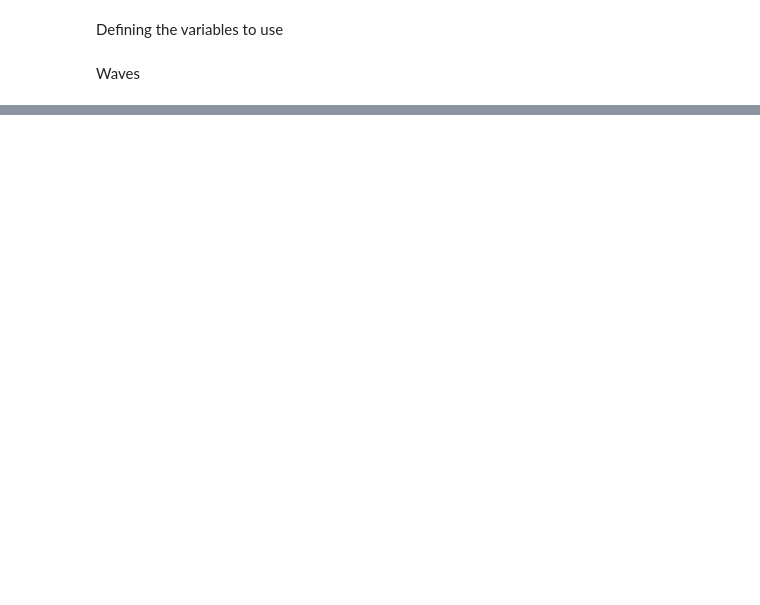
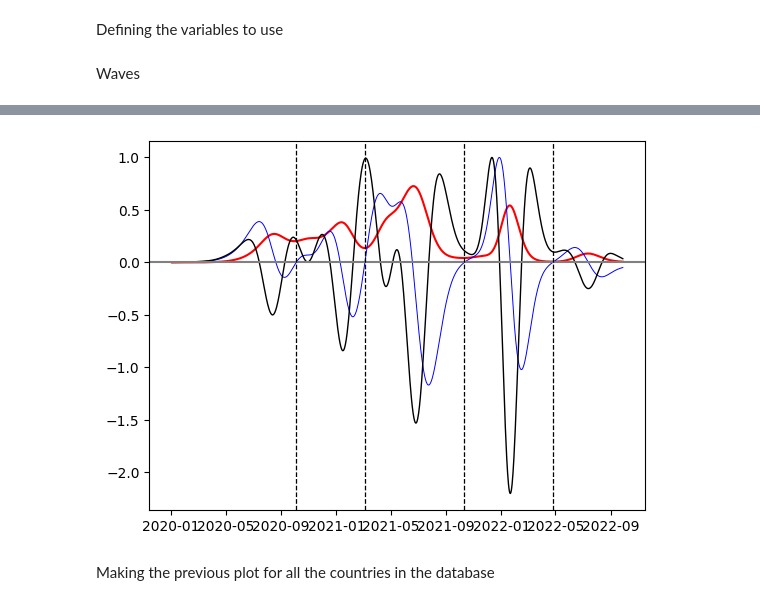
Before and after one commit to LinaMRuizG/EpidemicKabuLibrary, a Jupyter notebook: examples/exploringLibrary.ipynb, the cells around one changed output, grey strips where cells are left out. Saved outputs shown, nothing was run; the diff lists cells and outputs as text; code cells hidden in the pictures; blank space fills up the shorter version.

```diff
--- a/examples/exploringLibrary.ipynb
+++ b/examples/exploringLibrary.ipynb
@@ -119,0 +169,18 @@ kernelPlot(20)
+# %%
+def changeThr(k,thr):
+    example = ek.waves(databaseCOLOMBIA,datesName,casesName,k,k,plotNameW,dfNameW, thresholdW=thr)
+    example.run()
+    plt.plot(example.df["Date_reported"],example.df["SmoothedNCases"],color= "red")
+    plt.plot(example.df["Date_reported"],example.df["FirstDerivateSmoothed"]/example.df["FirstDerivateSmoothed"].max(),color= "blue", linewidth = '0.7')
+    plt.plot(example.df["Date_reported"],example.df["SecondDerivate"]/example.df["SecondDerivate"].max(),color= "black" ,linewidth = '1')
+    plt.axhline(y=0,  color='gray')
+    for date in example.cutDatesW:
+        plt.axvline(x=date, color='black', linestyle='--', linewidth=.91)
+# %%
+changeThr(30,1)
+#PARA ESTE EJEMPLO PODEMOS VER QUE EL UMBRAL NO TIENE MUCHO SENTIDO PORQUE LA SD
+# ES MUCHO MAS GRANDE EN EL SEGUNDO QUE EN EL PRIMER CORTE
+# %% [output]
+[figure, added]
+# %% [markdown]
+Making the previous plot for all the countries in the database
```
Also changed, not shown: parts of 36 cells of this notebook, 20 other files.
